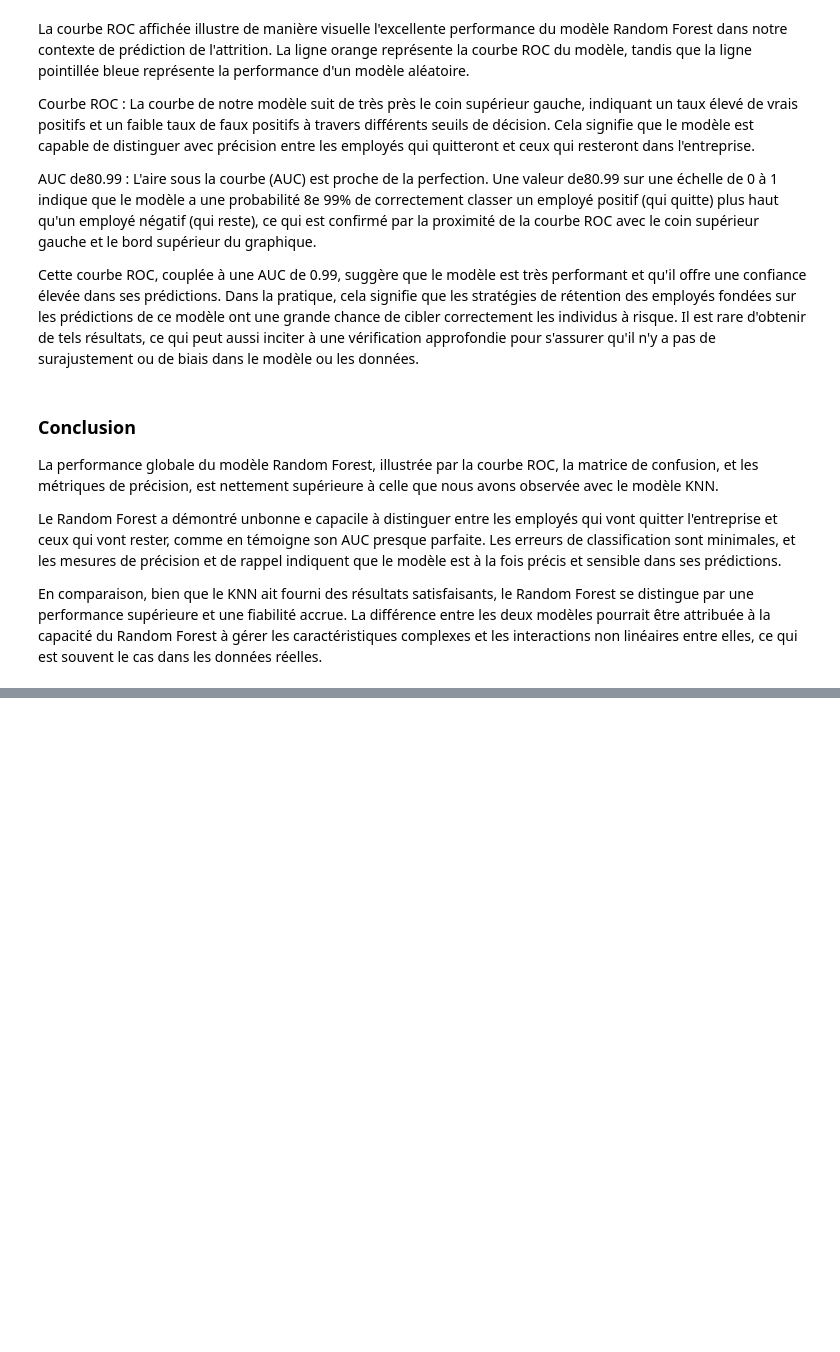
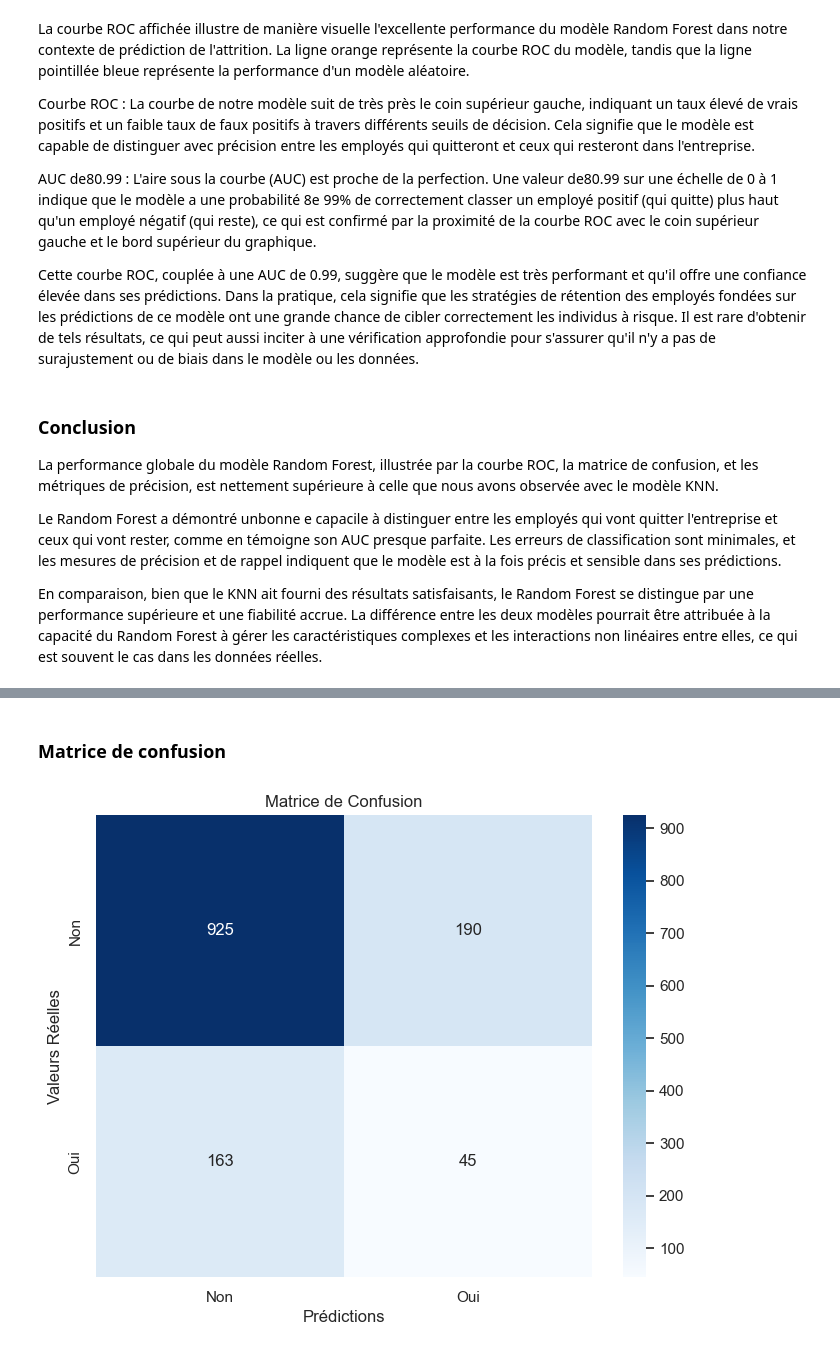
Before and after one commit to ocekic/HumanForYou-RetentionDesEmployesAI, a Jupyter notebook: Livrable_HumanForYou.ipynb, the cells around one changed output, grey strips where cells are left out. Saved outputs shown, nothing was run; the diff lists cells and outputs as text; code cells hidden in the pictures; blank space fills up the shorter version.

Commit message:
Adding the LR and the Perceptron in the solution

```diff
--- a/Livrable_HumanForYou.ipynb
+++ b/Livrable_HumanForYou.ipynb
@@ -695,0 +979,11 @@ En comparaison, bien que le KNN ait fourni des résultats satisfaisants, le Rand
+# %%
+perceptron_pipeline = Pipeline(steps=[
+    ('preprocessor', preprocessor),
+    ('classifier', Perceptron(max_iter=1000, tol=1e-3))
+])
+# %%
+# Division en ensembles d'entraînement et de test
+X_train, X_test, y_train, y_test = train_test_split(X, y, test_size=0.3, random_state=42)
+
+# Entrainement du pipeline
+perceptron_pipeline.fit(X_train, y_train)
@@ -695,0 +1010,7 @@ En comparaison, bien que le KNN ait fourni des résultats satisfaisants, le Rand
+# %%
+# Prédictions sur l'ensemble de test
+y_pred = perceptron_pipeline.predict(X_test)
+
+# Évaluation du modèle
+print("Accuracy:", accuracy_score(y_test, y_pred))
+print("\nClassification Report:\n", classification_report(y_test, y_pred))
@@ -695,0 +1036,16 @@ En comparaison, bien que le KNN ait fourni des résultats satisfaisants, le Rand
+# %% [markdown]
+### Matrice de confusion
+# %%
+# Calcul de la matrice de confusion
+conf_matrix = confusion_matrix(y_test, y_pred)  # Utilisez y_pred_best si vous avez fait de l'optimisation hyperparamètre
+# Ou utilisez y_pred pour le modèle sans optimisation
+
+# Visualisation de la matrice de confusion
+plt.figure(figsize=(8, 6))
+sns.heatmap(conf_matrix, annot=True, fmt="d", cmap="Blues", xticklabels=['Non', 'Oui'], yticklabels=['Non', 'Oui'])
+plt.xlabel('Prédictions')
+plt.ylabel('Valeurs Réelles')
+plt.title('Matrice de Confusion')
+plt.show()
+# %% [output]
+[figure, added]
```
Also changed, not shown: parts of 45 cells of this notebook.
